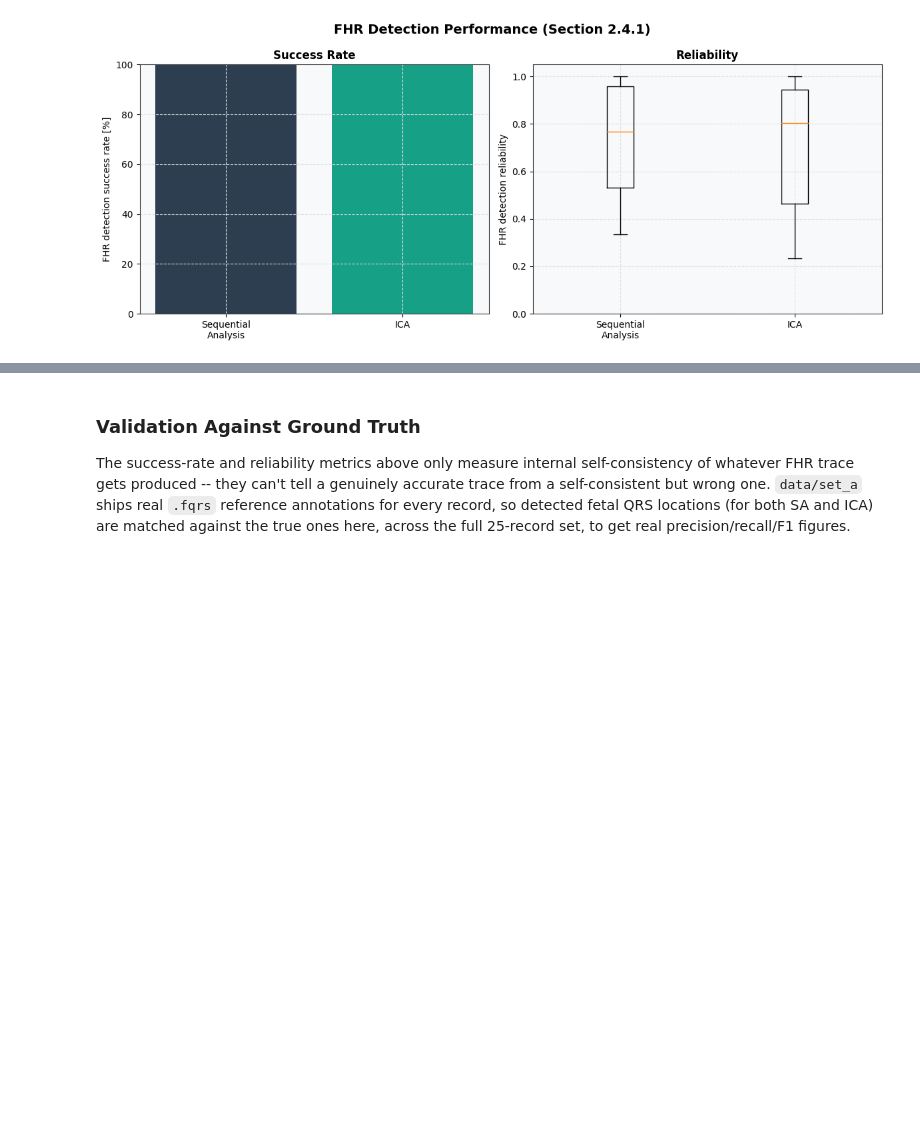
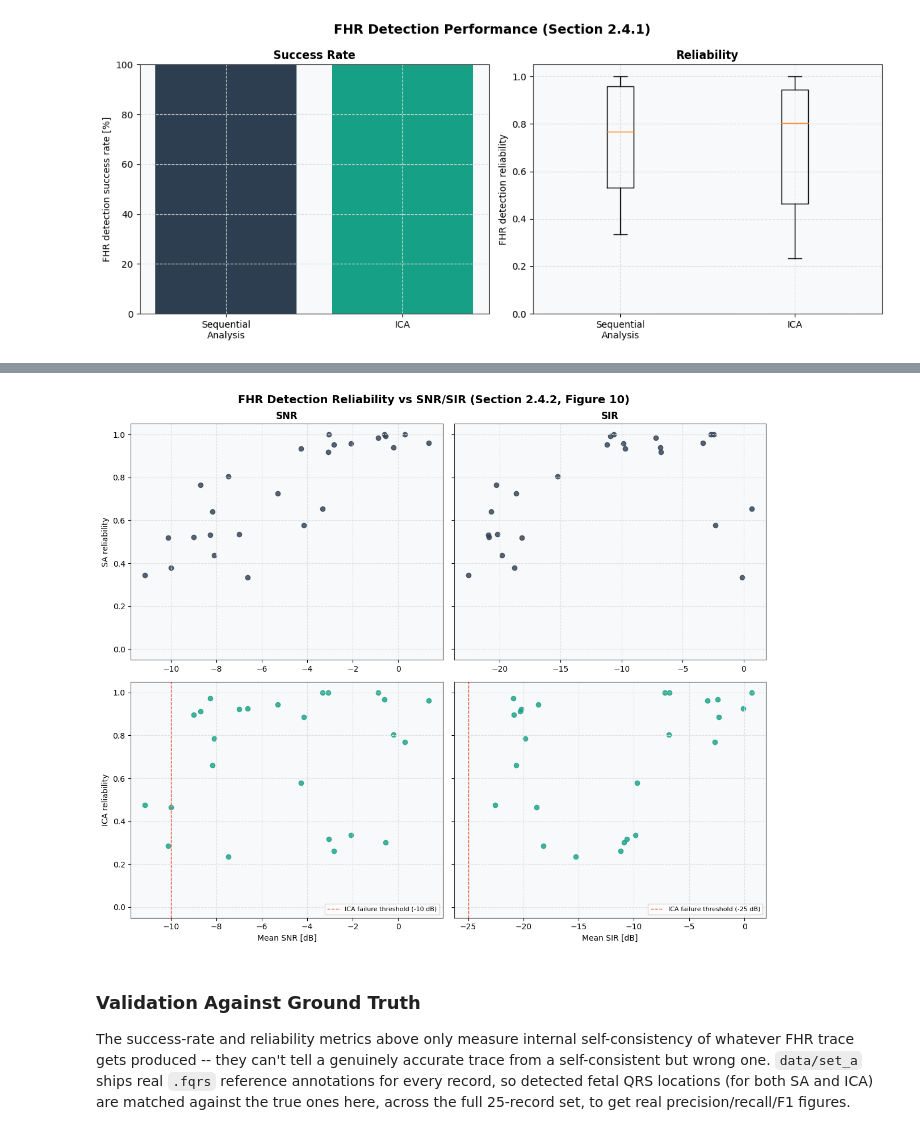
Before and after one commit to fedeceru/BSP_project, a Jupyter notebook: notebooks/main_analysis.ipynb, the cells around one changed output, grey strips where cells are left out. Drawn from its saved outputs; the diff is of its cells as text; code cells hidden in the pictures; blank space fills up the shorter version.

```diff
--- a/notebooks/main_analysis.ipynb
+++ b/notebooks/main_analysis.ipynb
@@ -319,3 +323,11 @@ Mean SIR (dB) across patients -- mean: -12.0  min: -22.6  max: 0.7
+# %%
+df_fig10 = df_results.dropna(subset=['mean_snr_db', 'mean_sir_db']).copy()
+df_fig10['reliability_sa_fig10'] = df_fig10['reliability_sa'].fillna(0.0)
+df_fig10['reliability_ica_fig10'] = df_fig10['reliability_ica'].fillna(0.0)
+
+plot_snr_sir_vs_reliability(df_fig10)
+# %% [output]
+[figure, added]
 # %% [markdown]
 ### Validation Against Ground Truth
 
```
Also changed, not shown: parts of 2 cells of this notebook.
